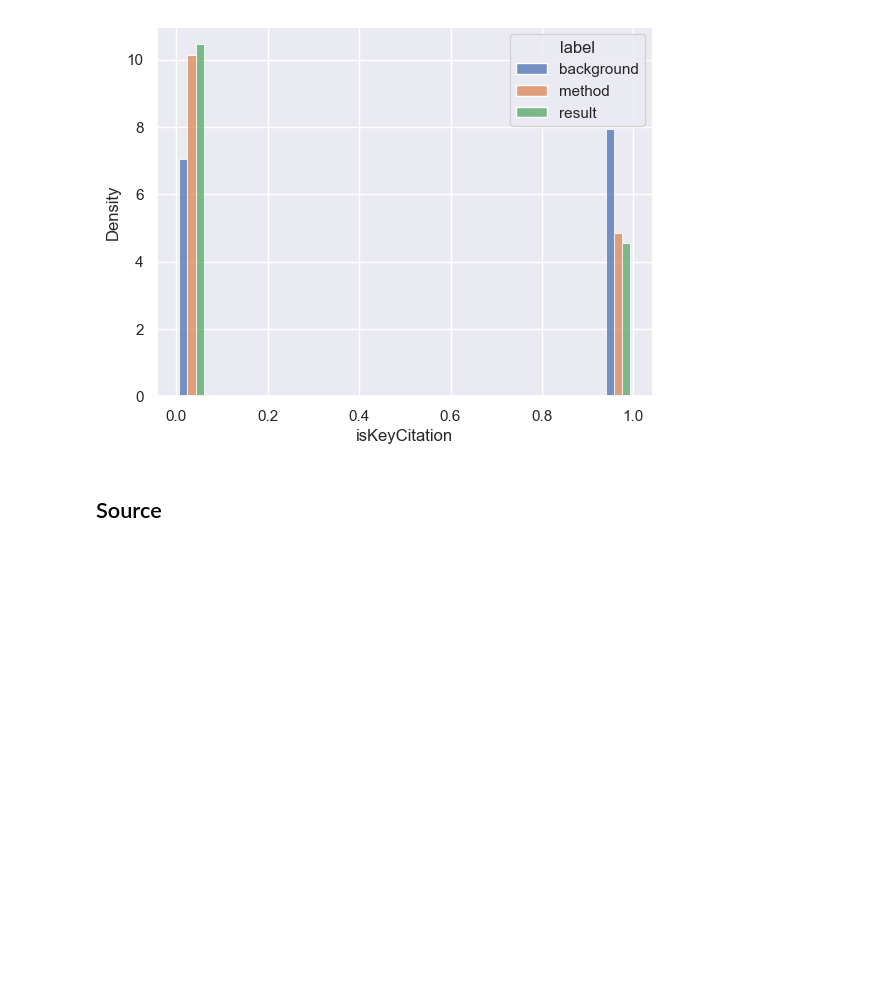
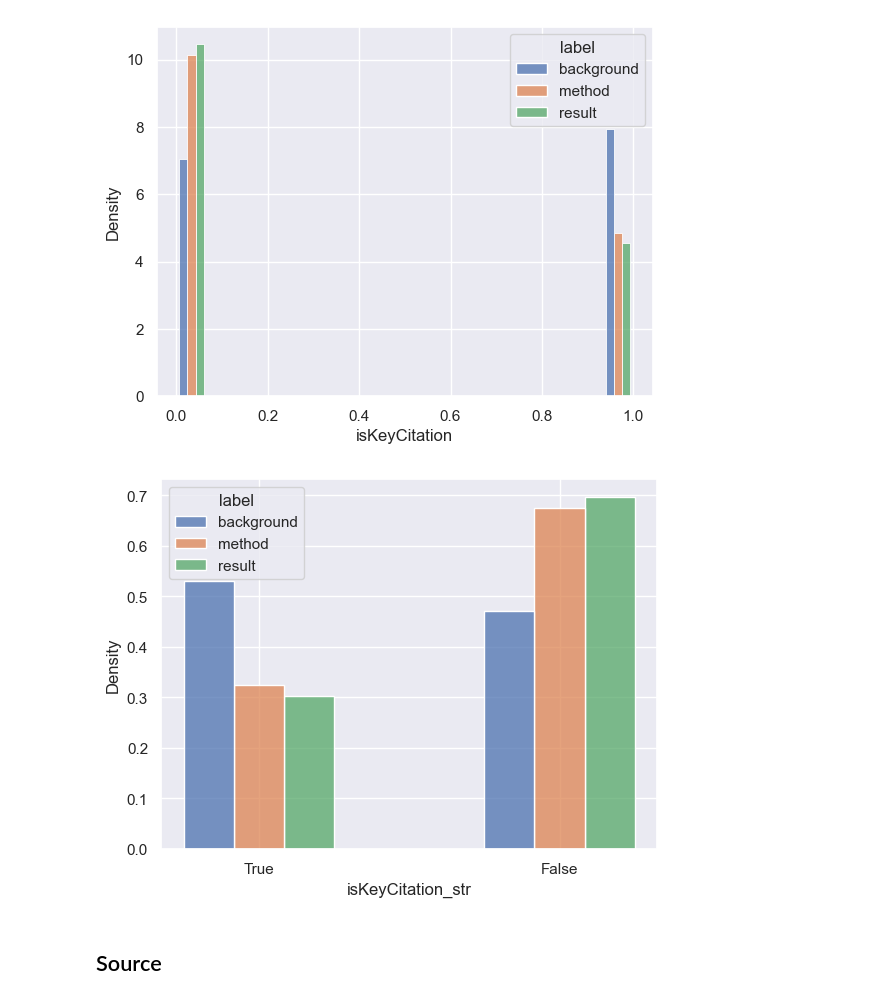
Before and after one commit to Uxinnn/CS4248_project, a Jupyter notebook: scicite_EDA.ipynb, the cells around one changed output. Saved outputs shown, nothing was run; the diff lists cells and outputs as text; code cells hidden in the pictures; blank space fills up the shorter version.

```diff
--- a/scicite_EDA.ipynb
+++ b/scicite_EDA.ipynb
@@ -82,6 +83,12 @@ sns.histplot(data=train_df, x="isKeyCitation", hue="label", multiple="dodge", sh
 plt.show()
 # %% [output]
 [figure]
+# %%
+train_df["isKeyCitation_str"] = train_df["isKeyCitation"].apply(str)
+sns.histplot(data=train_df, x="isKeyCitation_str", hue="label", multiple="dodge", shrink=.5, stat="density", common_norm=False)
+plt.show()
+# %% [output]
+[figure, added]
 # %% [markdown]
 ## Source
 # %%
```
Also changed, not shown: parts of 25 cells of this notebook, 9 other files.
